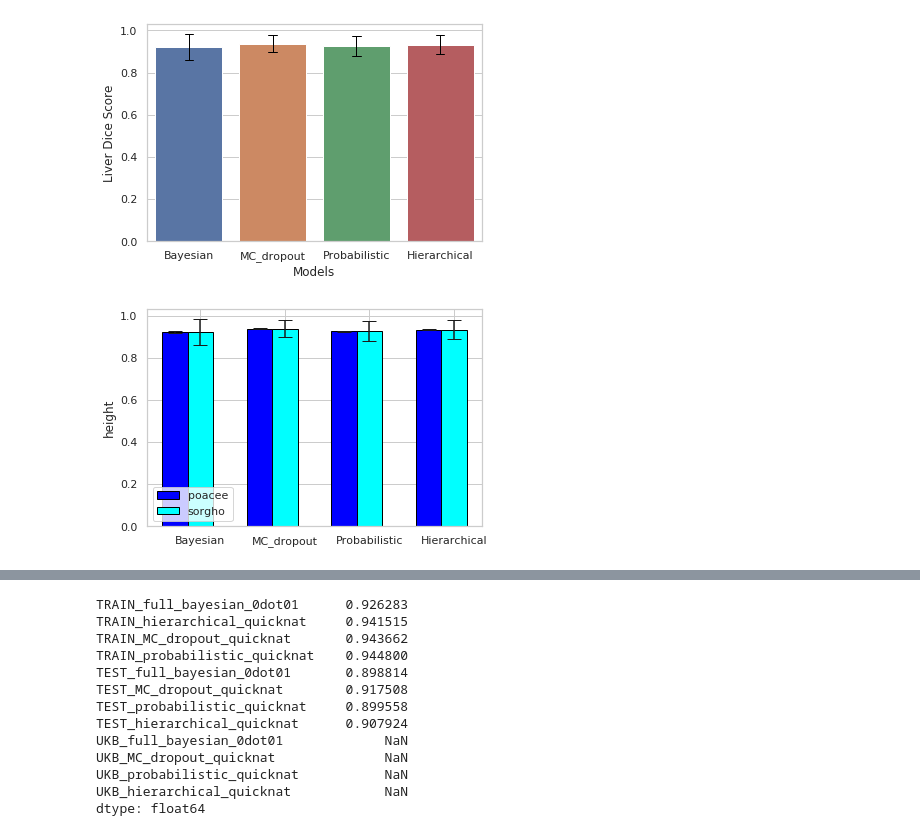
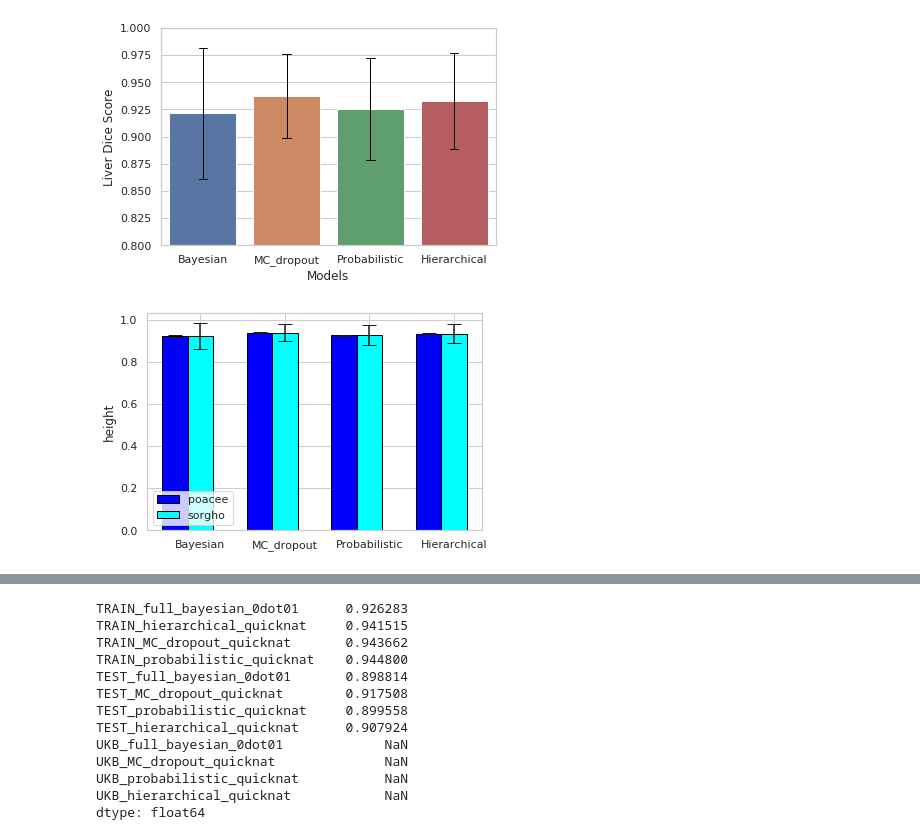
Before and after one commit to jyotirmay123/BNN-for-Uncertainty-Estimation-of-Imaging-Biomarkers, a Jupyter notebook: diabetes_classification-v2.ipynb, the cells around one changed output, grey strips where cells are left out. Drawn from its saved outputs; the diff is of its cells as text; code cells hidden in the pictures.

```diff
--- a/diabetes_classification-v2.ipynb
+++ b/diabetes_classification-v2.ipynb
@@ -150,7 +150,8 @@ def boxplot(file_paths_dict, cols_to_plot='dice_liver'):
     dfobj = pd.DataFrame.from_dict(dicts)
 
     datao=pd.melt(dfobj, var_name='Models', value_name='Liver Dice Score')
-    sns.barplot(x='Models', y='Liver Dice Score', ci='sd', data=datao, capsize=.1,errwidth=1,  errcolor="black")
+    ax = sns.barplot(x='Models', y='Liver Dice Score', ci='sd', data=datao, capsize=.1,errwidth=1,  errcolor="black")
+    ax.set_ylim(0.8, 1)
     plt.savefig('kora_test_liver_dice_scores_errorplot_sd.png')
     plt.show()
 
@@ -331,34 +332,34 @@ def normal_group_fit(df, target_col, features_string):
     feat_dict = fii.pvalues.to_dict()
     coeffs = fii.params
 
     for k, v in feat_dict.items():
         p_values[k] = v
         p_values[k+'_coeff'] = coeffs[k]
 
     p_values['aic'] = fii.aic
     p_values['bic'] = fii.bic
     p_values['psuedo_r2'] = fii.rsquared
     return p_values, fii, (y, predicted)
 
 def weighted_group_feats(df, target_col, features_string, alpha_col):
     p_values = {}
     alpha = df[alpha_col].values
     fii = wls(f'{target_col} ~ {features_string}', df, weights=alpha).fit()
     y = df[target_col].values
     predicted = fii.predict(df)
     feat_dict = fii.pvalues.to_dict()
     coeffs = fii.params
 
     for k, v in feat_dict.items():
         p_values[k] = v
         p_values[k+'_coeff'] = coeffs[k]
 
     p_values['aic'] = fii.aic
     p_values['bic'] = fii.bic
     p_values['psuedo_r2'] = fii.rsquared
     return p_values, fii, (y, predicted)
 # %% [output]
-[figure, old version]
+[figure, new version]
 [figure]
 # %%
 def normalise_iou(df):
```
Also changed, not shown: 18 other files.
